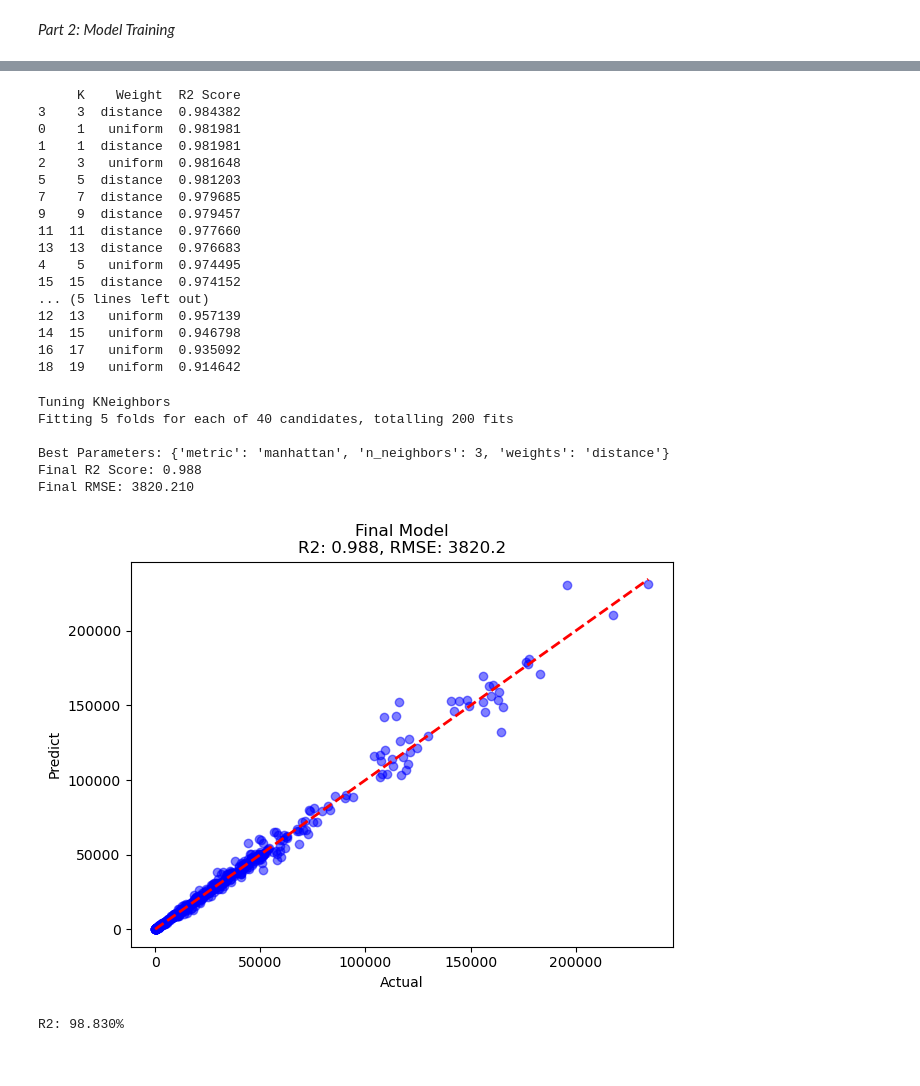
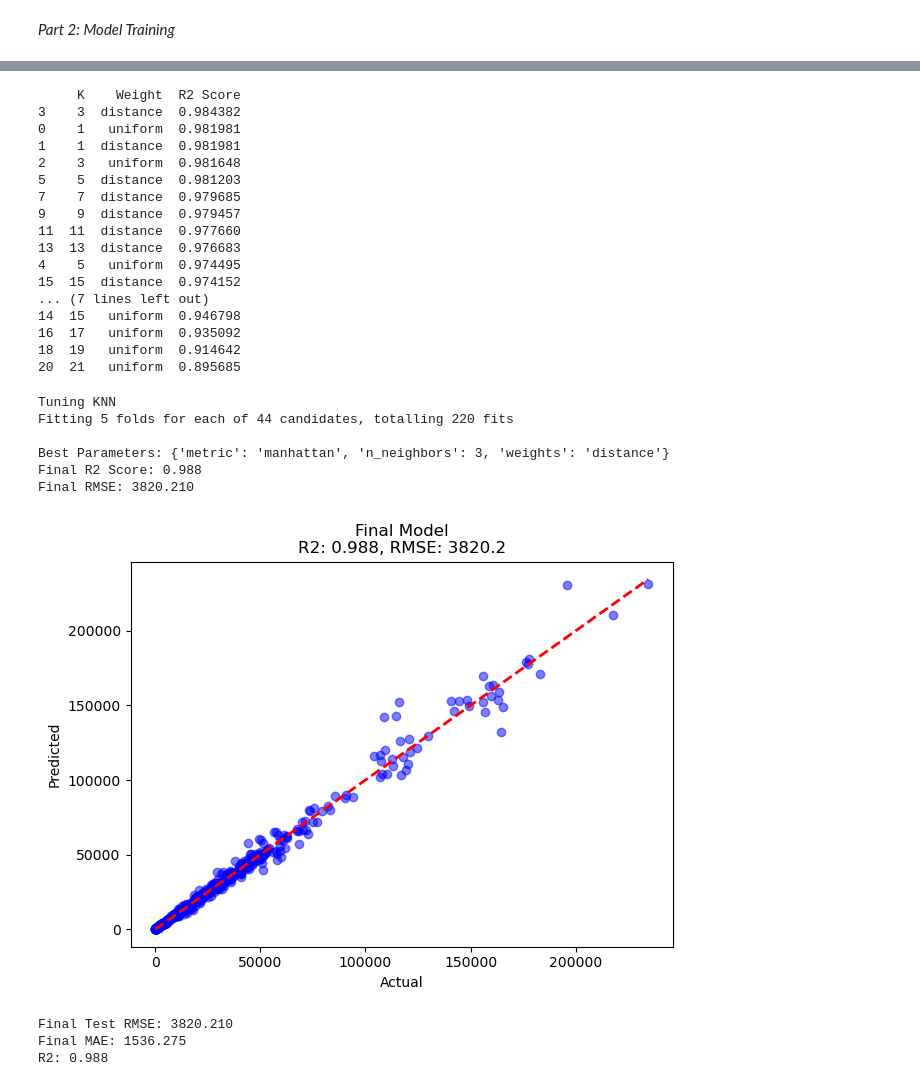
Before and after one commit to alvin0401lo/Energy_consumption_prediction_using_Machine_Learning, a Jupyter notebook: ML_assignment.ipynb, the cells around one changed output, grey strips where cells are left out. Cells and saved outputs as stored; diff of their text form; code cells hidden in the pictures.

```diff
--- a/ML_assignment.ipynb
+++ b/ML_assignment.ipynb
@@ -342,7 +342,7 @@ RMSE: 5641.293
 # %%
 #hyperparameter tuning using for loop
 #by changing the range in k and type of weight
-k_range = range(1,21,2)
+k_range = range(1,22,2)
 wght = ['uniform', 'distance']
 
 print(f"{'K Value':<10} | {'Weight Type':<15} | {'R2 Score (Test)':<15}")
@@ -397,52 +397,61 @@ print(resulthp_sort)
 13  13  distance  0.976683
 4    5   uniform  0.974495
 15  15  distance  0.974152
-... (5 lines left out)
-12  13   uniform  0.957139
+... (7 lines left out)
 14  15   uniform  0.946798
 16  17   uniform  0.935092
 18  19   uniform  0.914642
+20  21   uniform  0.895685
 # %%
 #hyperparameter tuning using GridSearchCV
-knn_pg= { 'n_neighbors': list(range(1,11)),
+knn_pg= { 'n_neighbors': list(range(1,22,2)),
          'weights': ['uniform','distance'],
          'metric': ['euclidean','manhattan']
 }
 grid_knn_pghp= GridSearchCV(estimator=KNeighborsRegressor(),
                           param_grid=knn_pg,
                           cv=kf, scoring='r2',n_jobs=-1, verbose=1)
-print("Tuning KNeighbors")
+print("Tuning KNN")
 grid_knn_pghp.fit(X_train_scaled, y_train)
 
 best_knn= grid_knn_pghp.best_estimator_
 y_pred= best_knn.predict(X_test_scaled)
 
 fr2= r2_score(y_test, y_pred)
 frmse= np.sqrt(mean_squared_error(y_test, y_pred))
 
 print(f"\nBest Parameters: {grid_knn_pghp.best_params_}")
 print(f"Final R2 Score: {fr2:.3f}")
 print(f"Final RMSE: {frmse:.3f}")
 
 #draw graph
 plt.figure(figsize=(7, 5))
 plt.scatter(y_test, y_pred, color='blue', alpha=0.5)
 plt.plot([y_test.min(), y_test.max()], [y_test.min(), y_test.max()], 'r--', lw=2)
 plt.title(f'Final Model\nR2: {fr2:.3f}, RMSE: {frmse:.1f}')
 plt.xlabel('Actual')
-plt.ylabel('Predict')
+plt.ylabel('Predicted')
 plt.show()
 # %% [output]
-Tuning KNeighbors
-Fitting 5 folds for each of 40 candidates, totalling 200 fits
+Tuning KNN
+Fitting 5 folds for each of 44 candidates, totalling 220 fits
 
 Best Parameters: {'metric': 'manhattan', 'n_neighbors': 3, 'weights': 'distance'}
 Final R2 Score: 0.988
 Final RMSE: 3820.210
-[figure, old version]
+[figure, new version]
 # %%
 #final model test
+
+y_pred= grid_knn_pghp.predict(X_test_scaled)
 fscores= grid_knn_pghp.score(X_test_scaled, y_test)
-print(f'R2: {fscores:.3%} ')
+fmae= mean_absolute_error(y_test, y_pred)
+frmse= np.sqrt(mean_squared_error(y_test, y_pred))
+
+print(f'Final Test RMSE: {frmse:.3f}')
+print(f'Final MAE: {fmae:.3f}')
+print(f'R2: {fscores:.3f} ')
 # %% [output]
-R2: 98.830%
+Final Test RMSE: 3820.210
+Final MAE: 1536.275
+R2: 0.988
```
Also changed, not shown: parts of 6 cells of this notebook.
